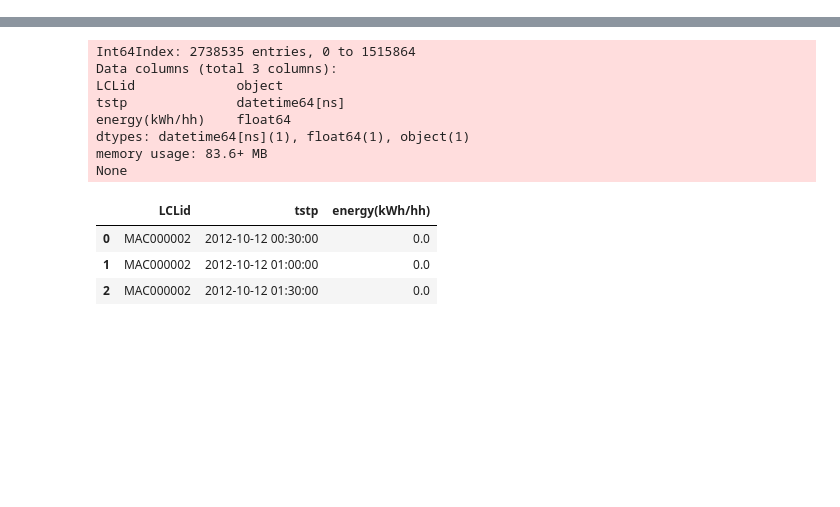
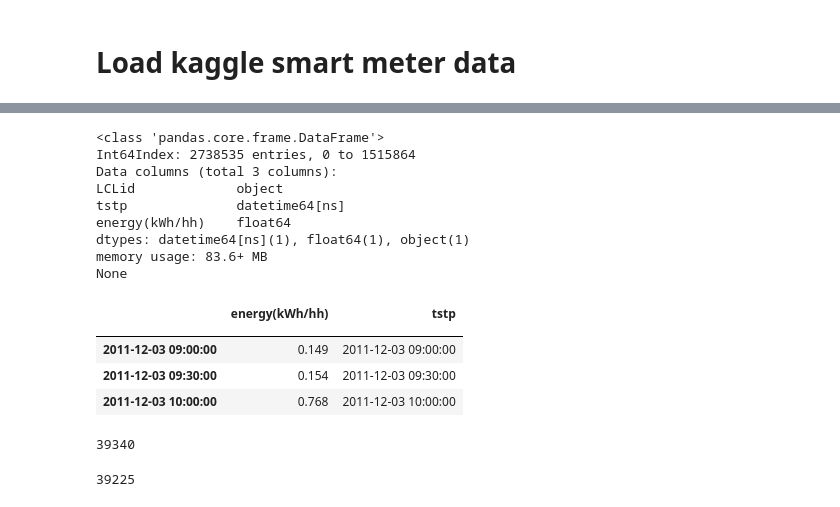
Before and after one commit to wassname/attentive-neural-processes, a Jupyter notebook: smartmeters.ipynb, the cells around one changed output, grey strips where cells are left out. Cells and saved outputs as stored; diff of their text form; code cells hidden in the pictures; blank space fills up the shorter version.

```diff
--- a/smartmeters.ipynb
+++ b/smartmeters.ipynb
@@ -34,7 +36,12 @@ batch_size=16
+# %% [markdown]
+# Load kaggle smart meter data
 # %%
-csv_files = sorted(Path('data/smart-meters-in-london/halfhourly_dataset').glob('*.csv'))[:2]
+csv_files = sorted(Path('data/smart-meters-in-london/halfhourly_dataset').glob('*.csv'))[:1]
 df = pd.concat([pd.read_csv(f, parse_dates=[1], na_values=['Null']) for f in tqdm(csv_files)])
 print(df.info())
 
+df = df.groupby('tstp').mean()
+df['tstp'] = df.index
+df.index.name = ''
 df.head(3)
 # %% [output]
@@ -41,12 +49,55 @@ df.head(3)
+<class 'pandas.core.frame.DataFrame'>
 Int64Index: 2738535 entries, 0 to 1515864
 Data columns (total 3 columns):
 LCLid             object
 tstp              datetime64[ns]
 energy(kWh/hh)    float64
 dtypes: datetime64[ns](1), float64(1), object(1)
 memory usage: 83.6+ MB
 None
-|  | LCLid | tstp | energy(kWh/hh) |
-| 0 | MAC000002 | 2012-10-12 00:30:00 | 0.0 |
-| 1 | MAC000002 | 2012-10-12 01:00:00 | 0.0 |
-| 2 | MAC000002 | 2012-10-12 01:30:00 | 0.0 |
+|  | energy(kWh/hh) | tstp |
+|  |  |  |
+| 2011-12-03 09:00:00 | 0.149 | 2011-12-03 09:00:00 |
+| 2011-12-03 09:30:00 | 0.154 | 2011-12-03 09:30:00 |
+| 2011-12-03 10:00:00 | 0.768 | 2011-12-03 10:00:00 |
+# %%
+# Load weather data
+df_weather = pd.read_csv('data/smart-meters-in-london/weather_hourly_darksky.csv', parse_dates=[3])
+
+use_cols = ['visibility', 'windBearing', 'temperature', 'time', 'dewPoint',
+       'pressure', 'apparentTemperature', 'windSpeed',
+       'humidity']
+df_weather = df_weather[use_cols].set_index('time')
+
+# Resample to match energy data
+df_weather = df_weather.resample('30T').ffill()
+
+# Normalise
+weather_norms=dict(mean={'visibility': 11.2,
+ 'windBearing': 195.7,
+ 'temperature': 10.5,
+ 'dewPoint': 6.5,
+ 'pressure': 1014.1,
+ 'apparentTemperature': 9.2,
+ 'windSpeed': 3.9,
+ 'humidity': 0.8},
+std={'visibility': 3.1,
+ 'windBearing': 90.6,
+ 'temperature': 5.8,
+ 'dewPoint': 5.0,
+ 'pressure': 11.4,
+ 'apparentTemperature': 6.9,
+ 'windSpeed': 2.0,
+ 'humidity': 0.1})
+
+for col in df_weather.columns:
+    df_weather[col] -= weather_norms['mean'][col]
+    df_weather[col] /= weather_norms['std'][col]
+
+
+print(len(df))
+df = pd.concat([df, df_weather], 1).dropna()
+len(df)
+# %% [output]
+39340
+39225
```
Also changed, not shown: parts of 23 cells of this notebook, 10 other files.
